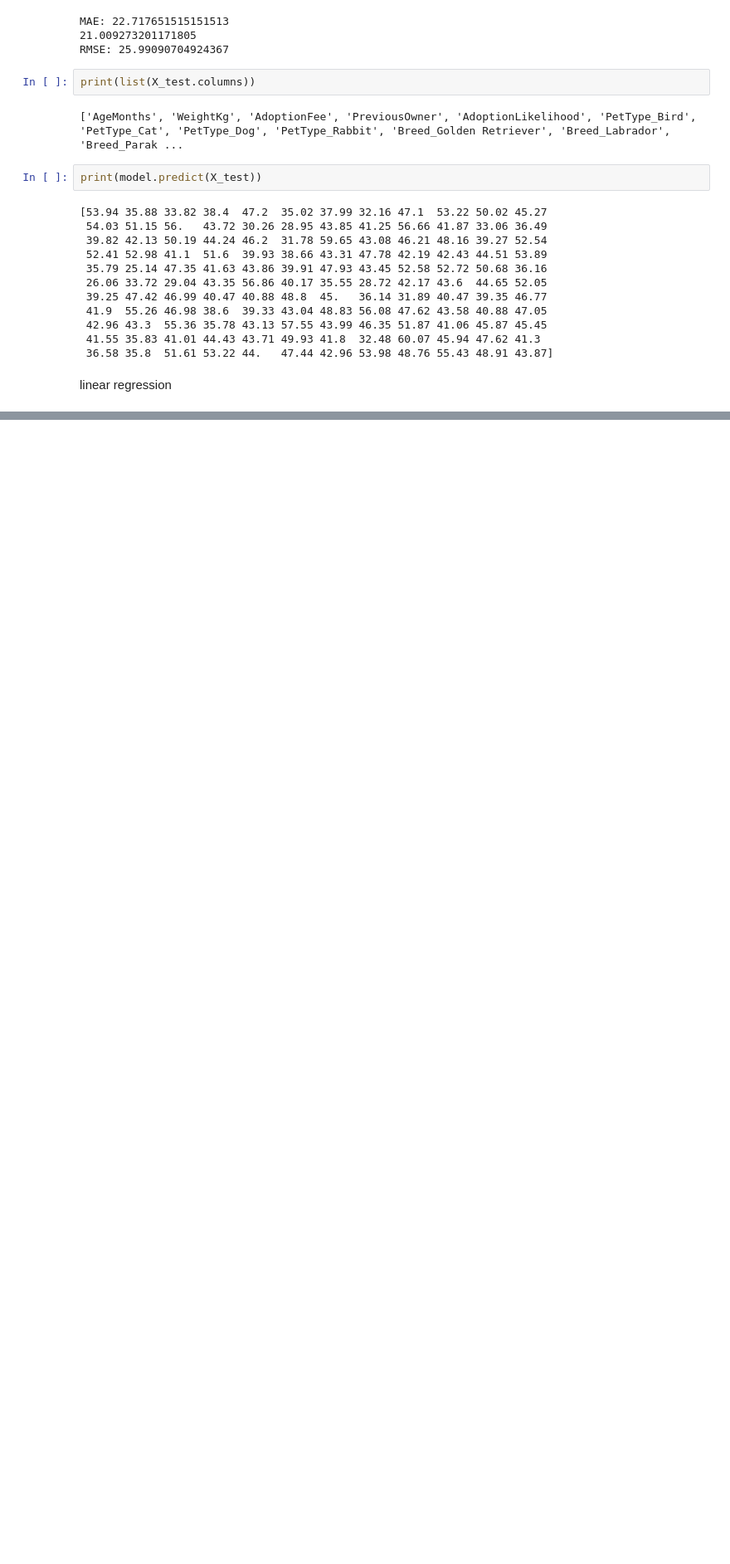
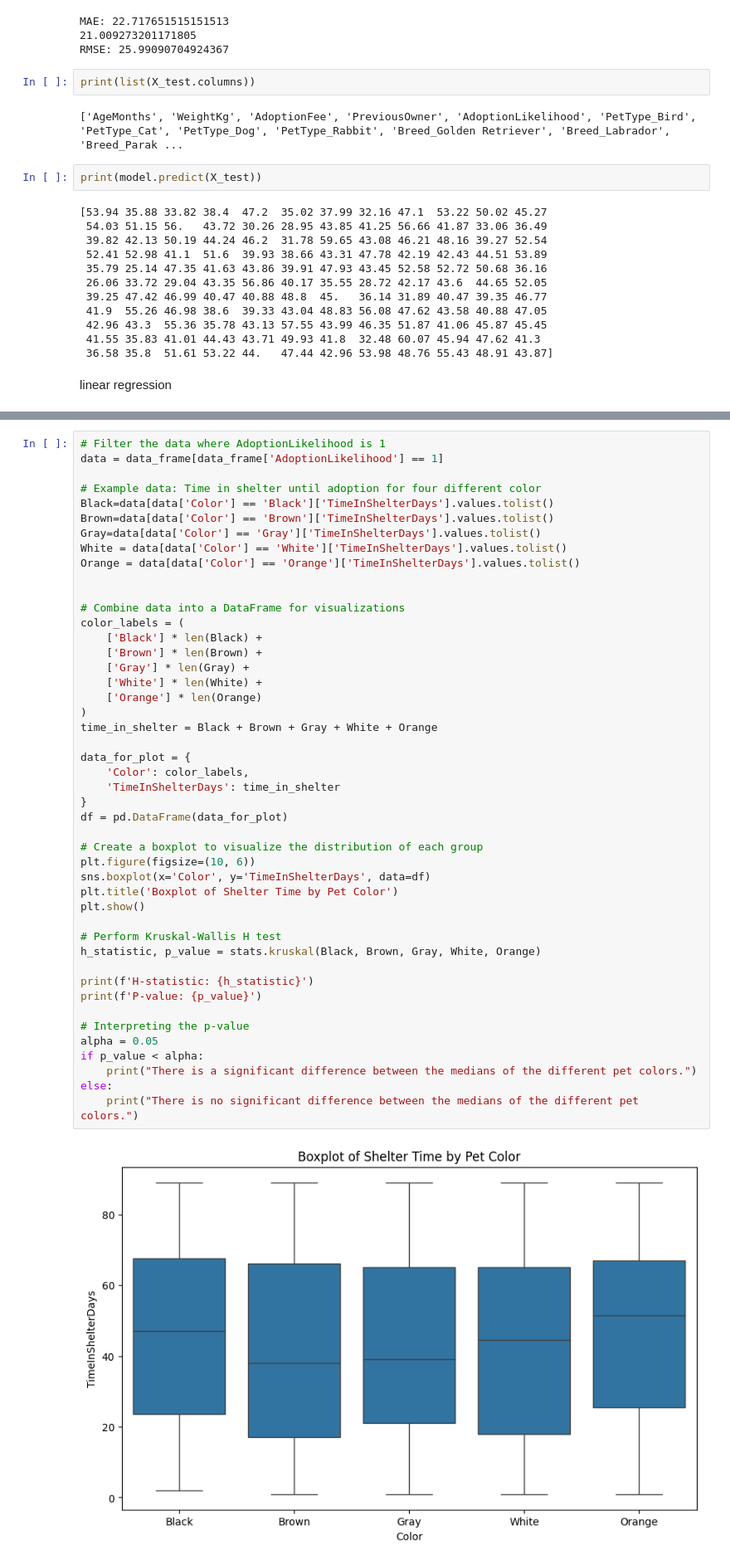
Before and after one commit to tsents/Statistical-Theory-Project, a Jupyter notebook: data.ipynb, the cells around one changed output, grey strips where cells are left out. Shown: that part at 83% size. Cells and saved outputs as stored; diff of their text form; blank space fills up the shorter version.

```diff
--- a/data.ipynb
+++ b/data.ipynb
@@ -318,0 +416,48 @@ R-squared: 0.005887026789267558
+# %%
+# Filter the data where AdoptionLikelihood is 1
+data = data_frame[data_frame['AdoptionLikelihood'] == 1]
+
+# Example data: Time in shelter until adoption for four different color
+Black=data[data['Color'] == 'Black']['TimeInShelterDays'].values.tolist()
+Brown=data[data['Color'] == 'Brown']['TimeInShelterDays'].values.tolist()
+Gray=data[data['Color'] == 'Gray']['TimeInShelterDays'].values.tolist()
+White = data[data['Color'] == 'White']['TimeInShelterDays'].values.tolist()
+Orange = data[data['Color'] == 'Orange']['TimeInShelterDays'].values.tolist()
+
+
+# Combine data into a DataFrame for visualizations
+color_labels = (
+    ['Black'] * len(Black) +
+    ['Brown'] * len(Brown) +
+    ['Gray'] * len(Gray) +
+    ['White'] * len(White) +
+    ['Orange'] * len(Orange)
+)
+time_in_shelter = Black + Brown + Gray + White + Orange
+
+data_for_plot = {
+    'Color': color_labels,
+    'TimeInShelterDays': time_in_shelter
+}
+df = pd.DataFrame(data_for_plot)
+
+# Create a boxplot to visualize the distribution of each group
+plt.figure(figsize=(10, 6))
+sns.boxplot(x='Color', y='TimeInShelterDays', data=df)
+plt.title('Boxplot of Shelter Time by Pet Color')
+plt.show()
+
+# Perform Kruskal-Wallis H test
+h_statistic, p_value = stats.kruskal(Black, Brown, Gray, White, Orange)
+
+print(f'H-statistic: {h_statistic}')
+print(f'P-value: {p_value}')
+
+# Interpreting the p-value
+alpha = 0.05
+if p_value < alpha:
+    print("There is a significant difference between the medians of the different pet colors.")
+else:
+    print("There is no significant difference between the medians of the different pet colors.")
+# %% [output]
+[figure, added]
```
Also changed, not shown: parts of 10 cells of this notebook.
